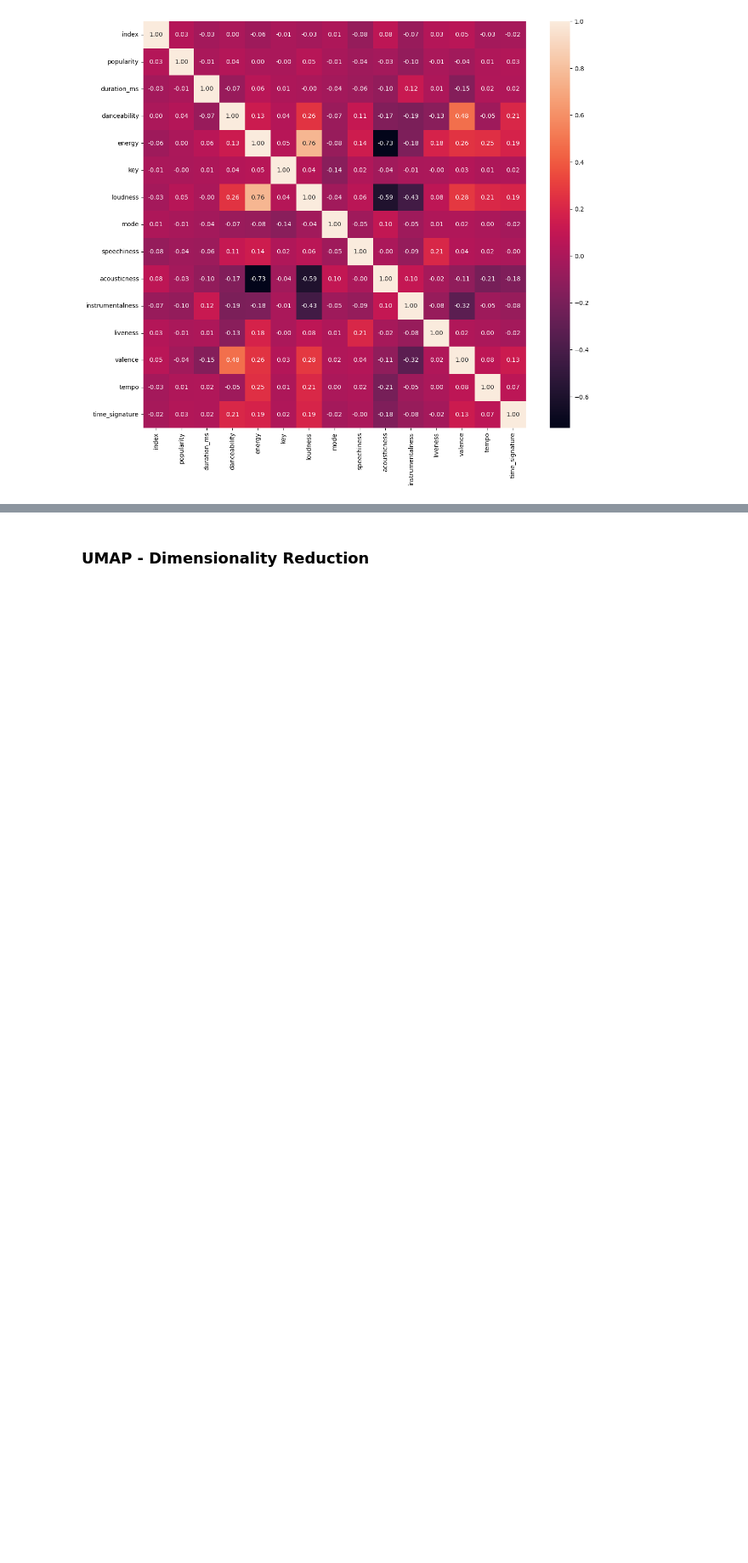
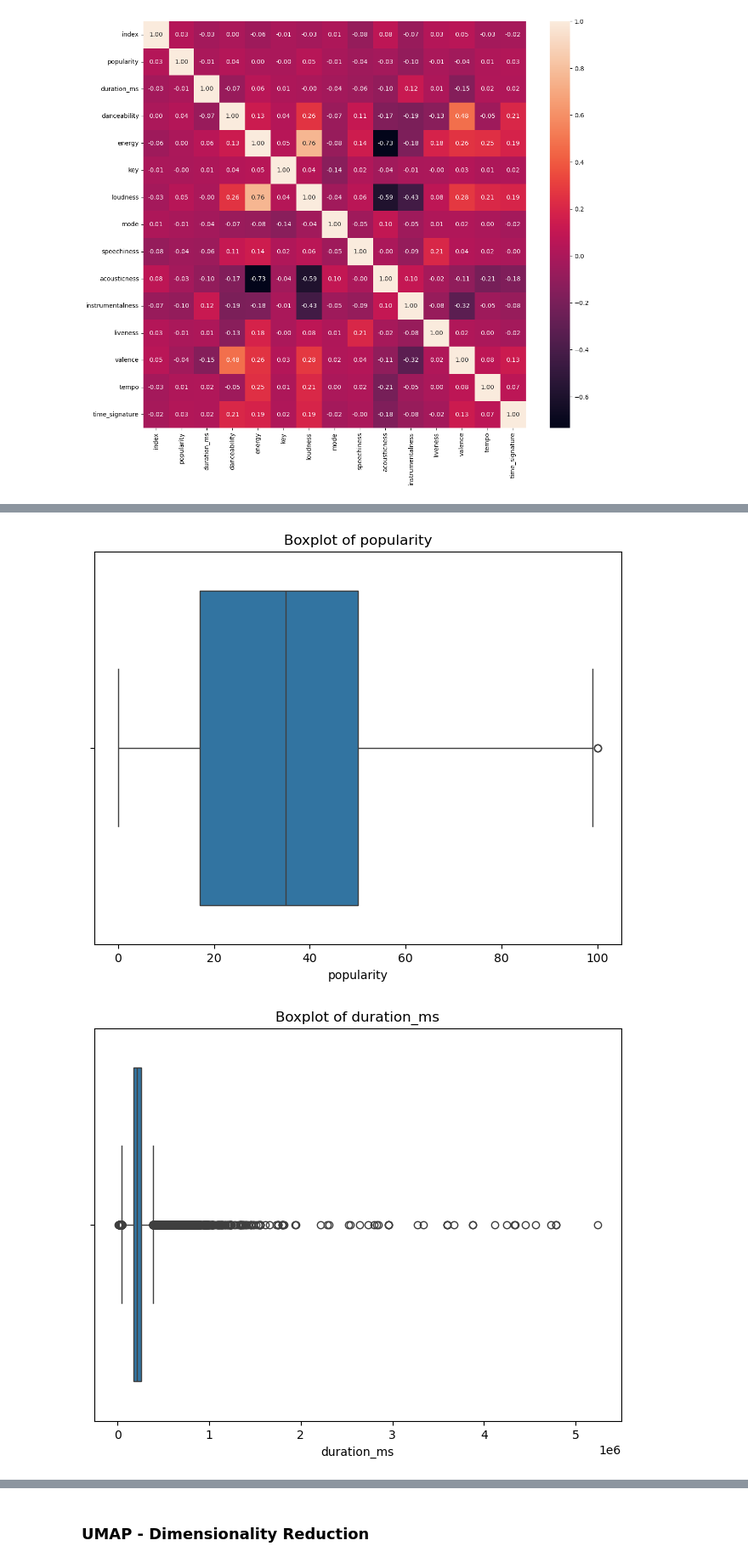
Before and after one commit to iinesclaro/ml2_projects, a Jupyter notebook: spotify_tracks_main.ipynb, the cells around one changed output, grey strips where cells are left out. Shown at 85% size. Saved outputs shown, nothing was run; the diff lists cells and outputs as text; code cells hidden in the pictures; blank space fills up the shorter version.

```diff
--- a/spotify_tracks_main.ipynb
+++ b/spotify_tracks_main.ipynb
@@ -190,0 +206,9 @@ plt.show()
+# %%
+for variable in spotify_clustering.columns:
+    plt.figure(figsize=(8, 6))
+    sns.boxplot(data=spotify_clustering, x=variable)
+    plt.title(f'Boxplot of {variable}')
+    plt.show()
+# %% [output]
+[figure, added]
+[figure, added]
```
Also changed, not shown: parts of 16 cells of this notebook.
